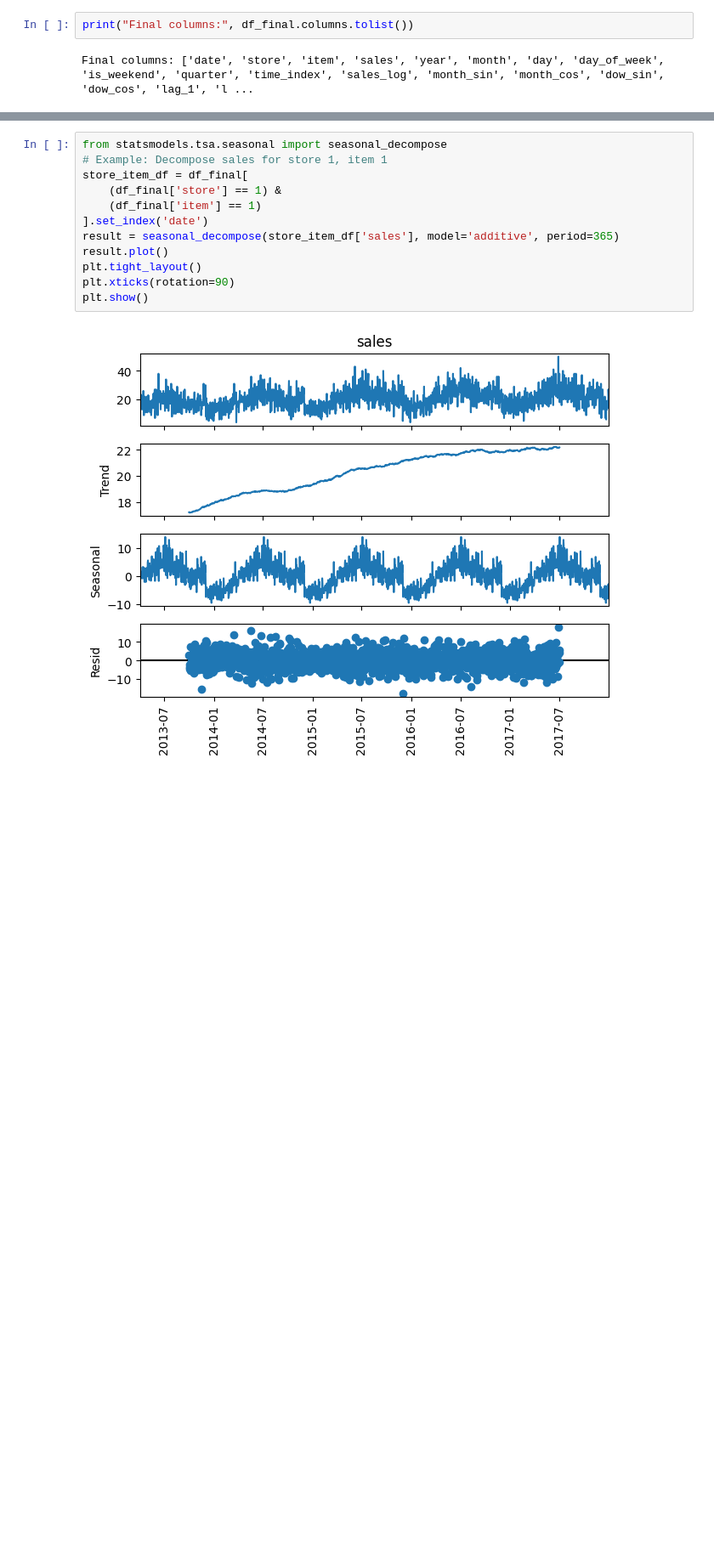
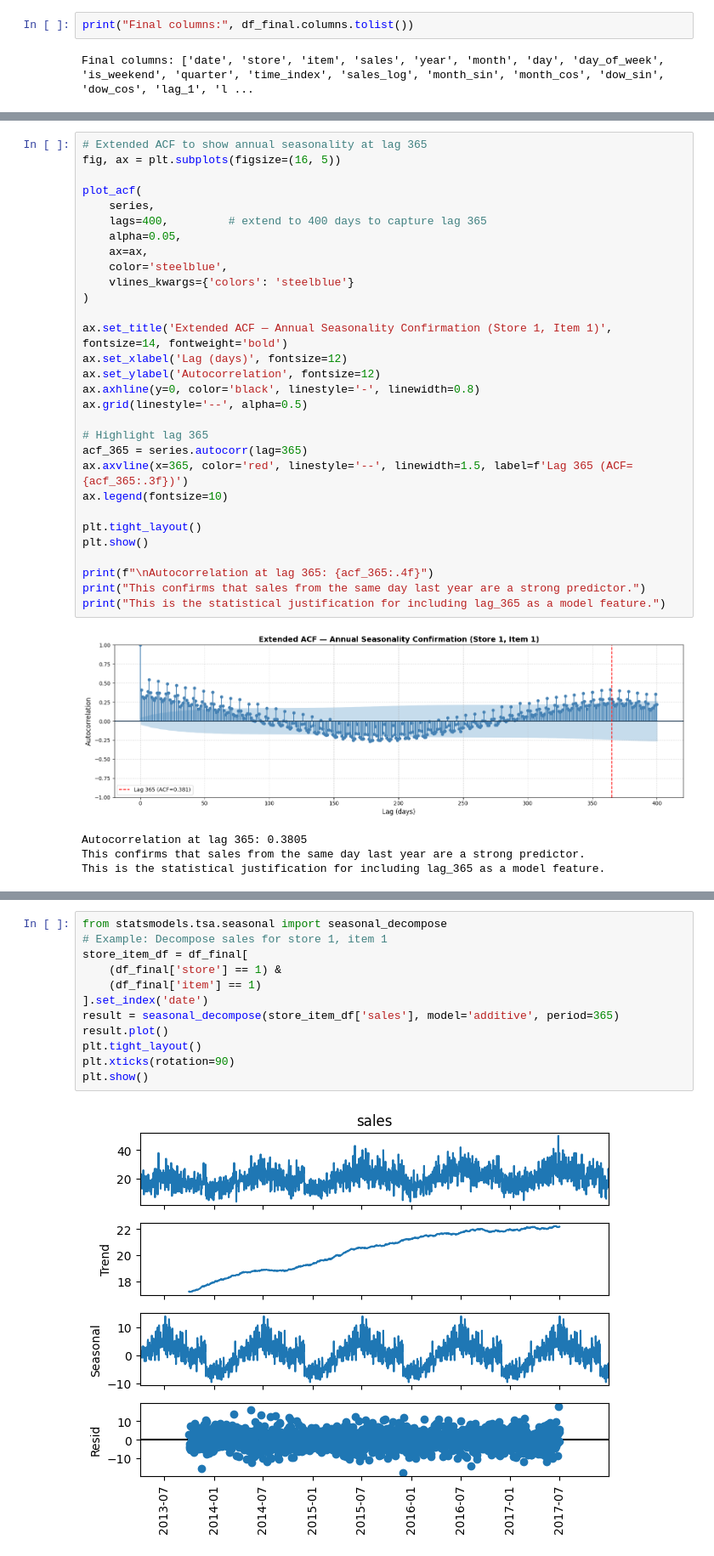
Before and after one commit to SAHIL254/inventory-demand-forecasting, a Jupyter notebook: notebooks/EDA_Inventory_Demand.ipynb, the cells around one changed output, grey strips where cells are left out. Shown at 85% size. Cells and saved outputs as stored; diff of their text form; blank space fills up the shorter version.

```diff
--- a/notebooks/EDA_Inventory_Demand.ipynb
+++ b/notebooks/EDA_Inventory_Demand.ipynb
@@ -613,0 +1133,35 @@ Final columns: ['date', 'store', 'item', 'sales', 'year', 'month', 'day', 'day_o
+# %%
+# Extended ACF to show annual seasonality at lag 365
+fig, ax = plt.subplots(figsize=(16, 5))
+
+plot_acf(
+    series,
+    lags=400,         # extend to 400 days to capture lag 365
+    alpha=0.05,
+    ax=ax,
+    color='steelblue',
+    vlines_kwargs={'colors': 'steelblue'}
+)
+
+ax.set_title('Extended ACF — Annual Seasonality Confirmation (Store 1, Item 1)', fontsize=14, fontweight='bold')
+ax.set_xlabel('Lag (days)', fontsize=12)
+ax.set_ylabel('Autocorrelation', fontsize=12)
+ax.axhline(y=0, color='black', linestyle='-', linewidth=0.8)
+ax.grid(linestyle='--', alpha=0.5)
+
+# Highlight lag 365
+acf_365 = series.autocorr(lag=365)
+ax.axvline(x=365, color='red', linestyle='--', linewidth=1.5, label=f'Lag 365 (ACF={acf_365:.3f})')
+ax.legend(fontsize=10)
+
+plt.tight_layout()
+plt.show()
+
+print(f"\nAutocorrelation at lag 365: {acf_365:.4f}")
+print("This confirms that sales from the same day last year are a strong predictor.")
+print("This is the statistical justification for including lag_365 as a model feature.")
+# %% [output]
+[figure, added]
+Autocorrelation at lag 365: 0.3805
+This confirms that sales from the same day last year are a strong predictor.
+This is the statistical justification for including lag_365 as a model feature.
```
Also changed, not shown: parts of 40 cells of this notebook.
